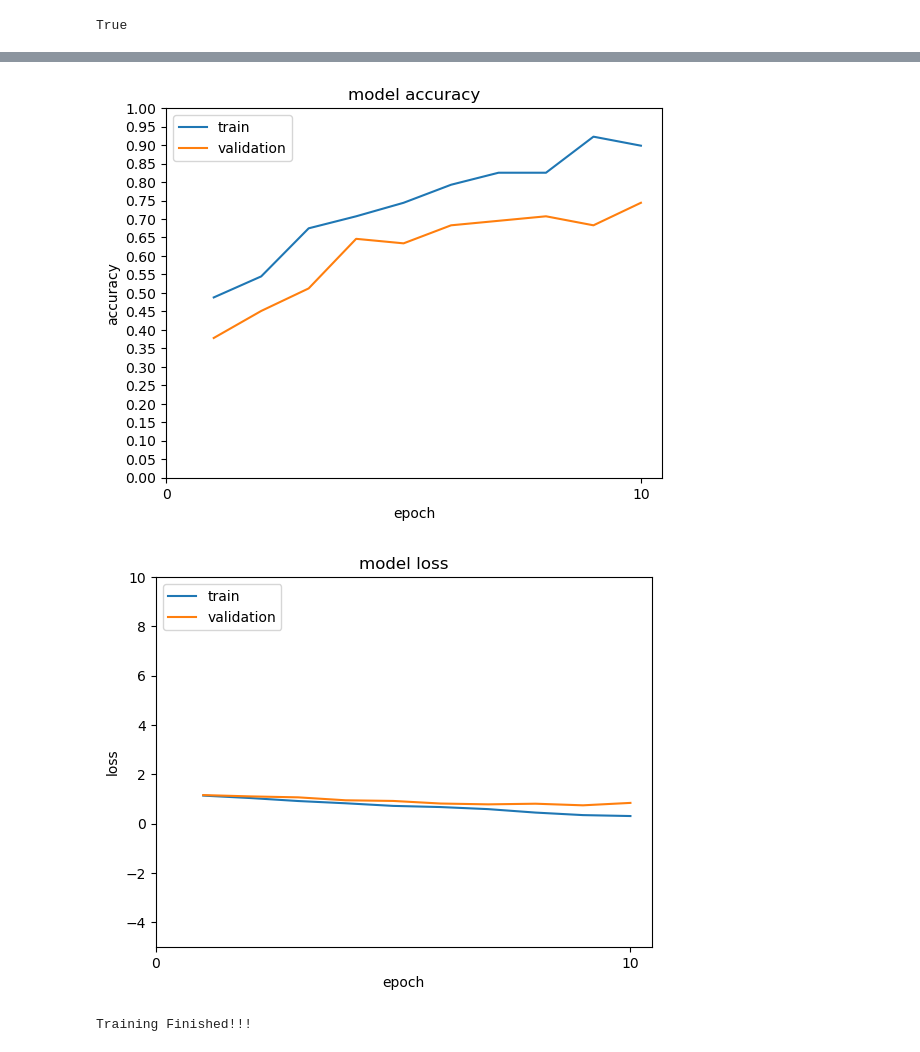
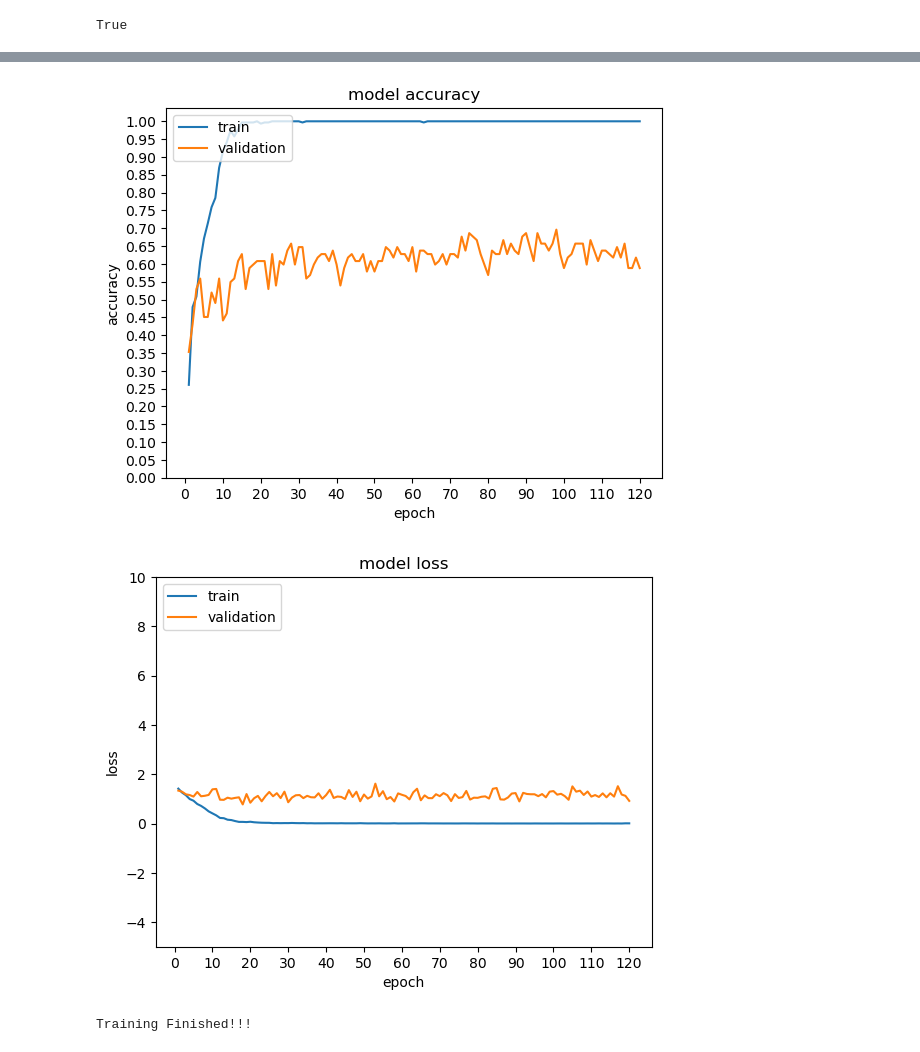
Before and after one commit to Tanned-podcast/InfoSys_ImgClassifier, a Jupyter notebook: 航空写真AI_訓練用.ipynb, the cells around one changed output, grey strips where cells are left out. Drawn from its saved outputs; the diff is of its cells as text; code cells hidden in the pictures.

```diff
--- a/航空写真AI_訓練用.ipynb
+++ b/航空写真AI_訓練用.ipynb
@@ -3,3 +9,19 @@ import torch
 torch.cuda.is_available()
 # %% [output]
 True
+# %%
+import cv2
+import numpy as np
+from torchvision.transforms import v2
+import torchvision.transforms.functional as TF
+data=r"C:\Users\AKIZUKI\JupyterProjects\tea.jpg"
+transforms = v2.Compose([
+        v2.Normalize(mean=[0,0,0], std=[1, 1, 1])
+])
+a=cv2.imread(data)
+ret,th = cv2.threshold(a, 0, 255, cv2.THRESH_BINARY_INV)
+print(th[1])
+a=TF.to_tensor(th)
+tr=transforms(a)
+print(a[1])
+print(tr[1])
@@ -20,20 +60,28 @@ from typing import List, Tuple
 from torch.utils.data import DataLoader
 from torch.utils.data import random_split
 import matplotlib.pyplot as plt
+import datetime
+from torch.utils.tensorboard import SummaryWriter
+
+time = datetime.datetime.now()
+filedate=time.strftime('%Y%m%d_%H%M')
 
 device = torch.device('cuda:0') if torch.cuda.is_available() else torch.device('cpu')
 
 Channels=4
 batch_size=32
-epochs=10
+epochs=120
 IMG_SIZE=224
 valsplit=0.25
+lr=0.001
+momentum=0.9
 
 Classes = ["higainashi", "houdo", "kanbotsu", "rokatahoukai"]
 ClassNum = len(Classes)
 
 trainpath=r"C:\Users\AKIZUKI\JupyterProjects\QGISedited\train"
 savepath=r"C:\Users\AKIZUKI\JupyterProjects\AerialPhoto_savedmodel"
+historypath=r"C:\Users\AKIZUKI\JupyterProjects\AerialPhoto_Tensorboard"
 
 '''
 PytorchではDataloaderという,膨大なデータセットからでもメモリを圧迫せずに取り出せてforループにも対応するための枠組みがある
@@ -55,11 +103,7 @@ class MyDataset(Dataset):
 
 
     # ここで取り出すデータを指定している
-    def __getitem__(
-            self,
-            index: int
-    ) -> Tuple[torch.Tensor, torch.Tensor]:
-
+    def __getitem__(self, index: int) -> Tuple[torch.Tensor, torch.Tensor]:
         data = self.data[index]
         data2 = self.data2[index]
 
@@ -69,7 +113,7 @@ class MyDataset(Dataset):
 
         # グレースケールに変換
         img2_tmp = cv2.cvtColor(img2_tmp,cv2.COLOR_BGR2GRAY)
-        # 2値化
+        # 0と255に2値化　TF.to_tensorで自動的に[0,1]になる
         ret,img2 = cv2.threshold(img2_tmp, 0, 255, cv2.THRESH_BINARY_INV)
         img2 = cv2.resize(img2, (IMG_SIZE, IMG_SIZE))
 
@@ -95,7 +139,7 @@ class MyDataset(Dataset):
 transforms = v2.Compose([
         v2.RandomHorizontalFlip(p=0.5),
         v2.ToDtype(torch.float32, scale=True),
-        v2.Normalize(mean=[0,0,0,0], std=[0.2, 0.2, 0.2, 0.2]),
+        v2.Normalize(mean=[0,0,0,0], std=[0.2, 0.2, 0.2, 0.2])
 ])
 
 
@@ -106,19 +150,25 @@ trainloader = DataLoader(dataset=trainset,batch_size=batch_size,shuffle=True)
 valloader = DataLoader(dataset=valset,batch_size=batch_size,shuffle=True)
 
 
-resnet50 = models.resnet50(weights=True)
+resnet50 = models.resnet50(weights='IMAGENET1K_V1')
 
 #modify first layer so it expects 4 input channels; all other parameters unchanged
 resnet50.conv1 = torch.nn.Conv2d(Channels,64,kernel_size = (7,7),stride = (2,2), padding = (3,3), bias = False)
+
+num_ftrs = resnet50.fc.in_features
+
 #modifying final layer
-resnet50.fc = nn.Linear(2048,ClassNum)
+resnet50.fc = nn.Linear(num_ftrs,ClassNum)
+
 
 #GPUにニューラルネットワークを渡す
 resnet50=resnet50.to(device)
 
 #lossfunction&optimizer
 loss_fn = nn.CrossEntropyLoss()
-optimizer = optim.SGD(resnet50.parameters(), lr=0.001, momentum=0.9)
+optimizer = optim.SGD(resnet50.parameters(), lr=lr, momentum=momentum)
+
+print("Device:", device, "IMGSIZE:(", Channels, IMG_SIZE, IMG_SIZE, ")",  "BatchSize:", batch_size, "Epochs:", epochs, "Valsplit:", valsplit, "Class:", Classes, "Final Layer Nodes:", num_ftrs)
 
 '''
 trainiterator
@@ -135,6 +185,7 @@ def train(trainloader, valloader, model, loss_fn, optimizer, epochs):
     num_batches = len(trainloader)
     size_val = len(valloader.dataset)
     num_batches_val = len(valloader)
+    print("TrainData Size:", size, " TrainData Batches:", num_batches, " ValData Size:", size_val, " ValData Batches:", num_batches_val)
     for epoch in range(epochs):
         running_loss, running_correct = 0, 0
         val_loss, val_correct = 0, 0
@@ -187,18 +238,36 @@ def train(trainloader, valloader, model, loss_fn, optimizer, epochs):
         #10epoch毎にパラメータを別々のフォルダに保存
         e1=epoch+1
         if (e1 % 10 == 0):
-            savepath2 = Path(savepath+"\\"+str(e1)+"\model_weights.pth")
+            savepath2 = Path(savepath+"\\"+str(e1)+"\model_weights"+filedate+".pth")
             print('Saving Model...')
             torch.save(model.state_dict(), savepath2)
             print('Model saved in', savepath2)
 
         print(' ')
 
+
 train(trainloader, valloader, resnet50, loss_fn, optimizer, epochs)
 
 #グラフ可視化
 #pltの(x,y)のxにあたるepochのリスト　1から開始
 ep=np.arange(1, epochs+1)
+
+
+# log_dirでlogのディレクトリを指定
+historypath2 = Path(historypath+"\\"+filedate)
+writer = SummaryWriter(log_dir=historypath2)
+
+# xとyの値を記録していく
+for i in range(epochs):
+    writer.add_scalar("Train Accuracy", train_accuracies[i], i+1)
+    writer.add_scalar("Validation Accuracy", val_accuracies[i], i+1)
+    writer.add_scalar("Train Loss", train_losses[i], i+1)
+    writer.add_scalar("Validation Loss", val_losses[i], i+1)
+
+# writerを閉じる
+writer.close()
+print("TensorBoard saved in: ", historypath2)
+
 
 def plot_acc(train_accuracies, val_accuracies):
     plt.plot(ep, train_accuracies)
@@ -247,3 +316,3 @@ Model saved in C:\Users\AKIZUKI\JupyterProjects\AerialPhoto_savedmodel\10\model_
-[figure, old version]
+[figure, new version]
-[figure, old version]
+[figure, new version]
 Training Finished!!!
```
Also changed, not shown: parts of 3 cells of this notebook, 3 other files.
